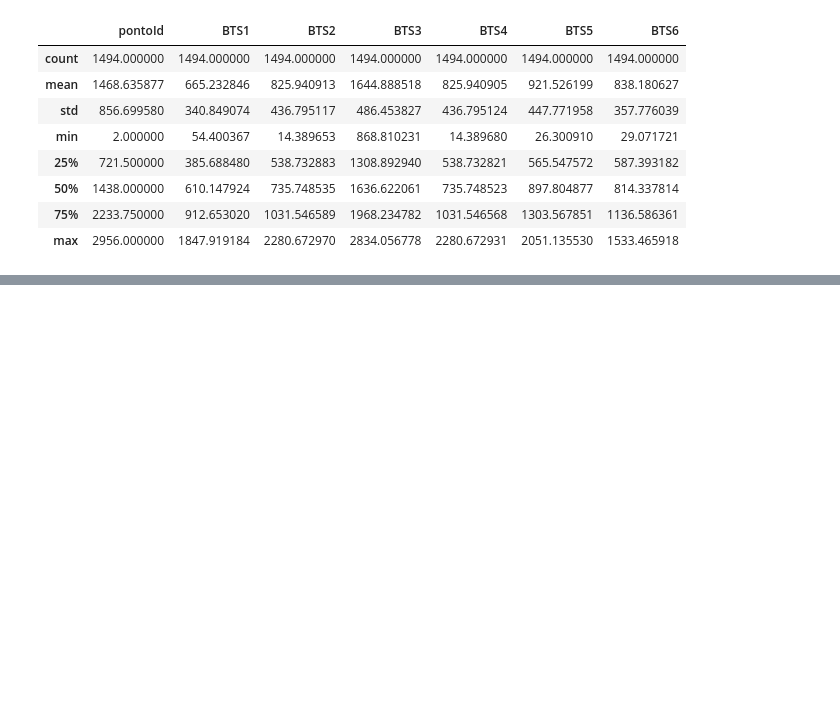
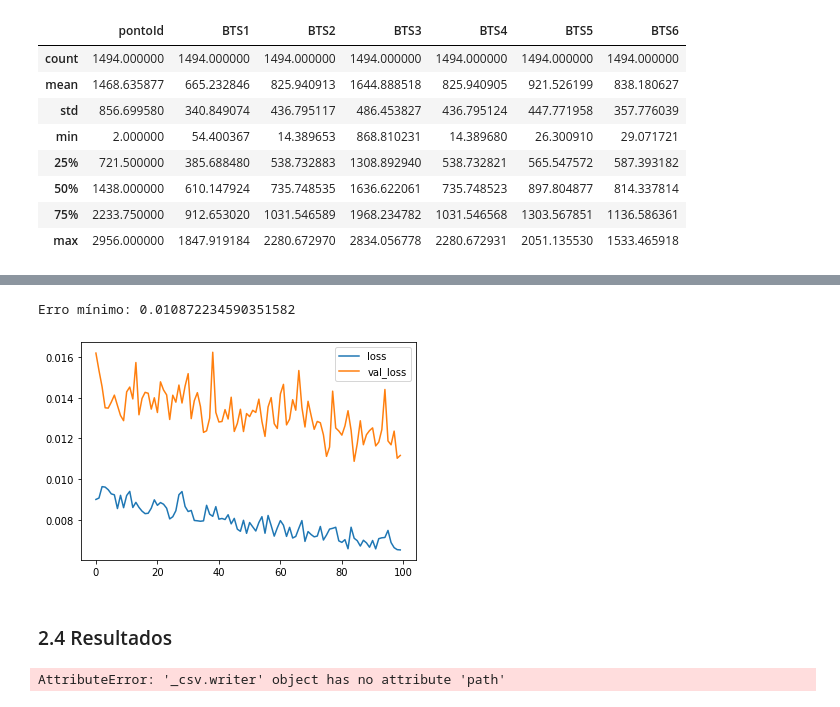
Before and after one commit to lucasgrisiq/location_predictor, a Jupyter notebook: main.ipynb, the cells around one changed output, grey strips where cells are left out. Cells and saved outputs as stored; diff of their text form; code cells hidden in the pictures; blank space fills up the shorter version.

Commit message:
abordagem com rede neural - ok

```diff
--- a/main.ipynb
+++ b/main.ipynb
@@ -320,0 +387,23 @@ def show_box_plot(dataframe):
+# %%
+# Construindo o modelo
+
+from tensorflow import keras
+from tensorflow.keras import layers
+
+model = keras.Sequential([
+    layers.Dense(32, activation='relu', input_shape=[12]), # para cada bts existe 2 parâmetros
+
+    # hidden layers
+    layers.Dense(512, activation='relu'),
+    layers.Dense(256, activation='relu'),
+
+    layers.Dense(2, activation='linear')
+])
+
+model.compile(
+    optimizer='adam',
+    loss='mean_squared_error',
+    metrics=['mean_squared_error'],
+    run_eagerly=True
+)
+model.summary()
@@ -320,0 +467,10 @@ def show_box_plot(dataframe):
+# %%
+# Treinando o modelo
+
+history = model.fit(
+    X_train, y_train,
+    validation_data = (X_test, y_test),
+    epochs          = 100,
+    verbose         = 0,
+    batch_size      = 64,
+)
@@ -320,0 +495,34 @@ def show_box_plot(dataframe):
+# %%
+history_df = pd.DataFrame(history.history)
+history_df.loc[:, ['loss', 'val_loss']].plot();
+print("Erro mínimo: {}".format(history_df['val_loss'].min()))
+# %% [output]
+Erro mínimo: 0.010872234590351582
+[figure, added]
+# %% [markdown]
+### 2.4 Resultados
+# %%
+# Output
+import csv
+
+df = pd.read_csv('data/LocTreino_Equipe_4.csv')
+df = format_data(df)
+
+writer = csv.writer(open('data/Resultados_Equipe4_Metodo_RedesNeurais.csv', 'w'))
+writer.writerow(['pontoId', 'lat_pred', 'lon_pred'])
+
+data = ct.fit_transform(df.drop(['pontoId','lat', 'lon'], axis=1))
+
+for i, row in df.iterrows():
+    pontoId = row['pontoId']
+    input_data = data[i:i+1]
+    try:
+        pred_coord = model.predict(input_data)[0]
+    except ValueError:
+        break
+    lat, lon = lat_scalar.inverse_transform(pred_coord[0].reshape(-1, 1)), lon_scalar.inverse_transform(pred_coord[1].reshape(-1, 1))
+    writer.writerow([pontoId, lat[0][0], lon[0][0]])
+
+print('Predições salvas em data/Resultados_Equipe4_Metodo_RedesNeurais.csv')
+# %% [output]
+AttributeError: '_csv.writer' object has no attribute 'path'
```
Also changed, not shown: parts of 24 cells of this notebook, 1 other file.
